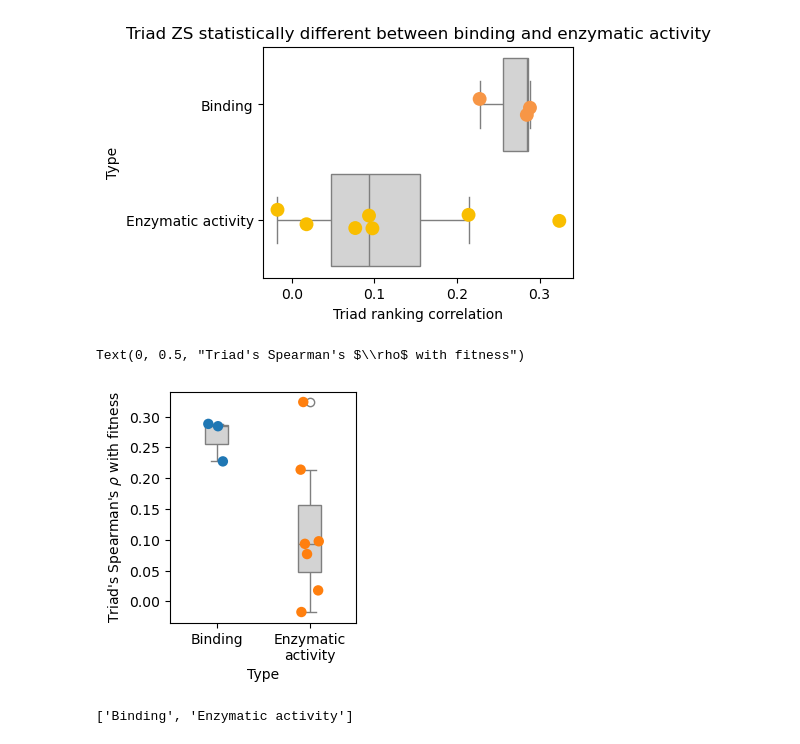
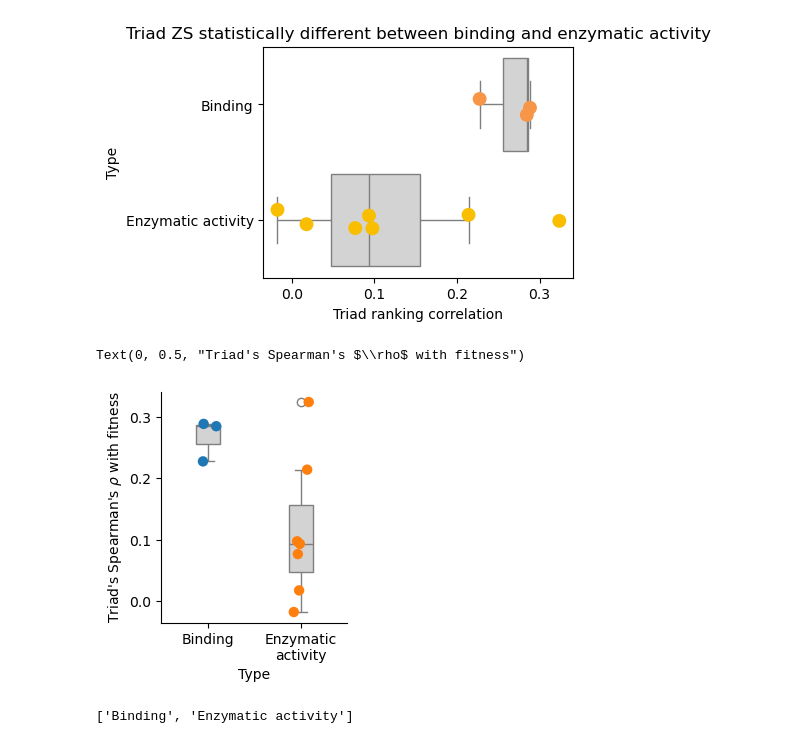
Before and after one commit to fhalab/SSMuLA, a Jupyter notebook: sandbox/zs_corr_simper.ipynb, the cells around one changed output. Drawn from its saved outputs; the diff is of its cells as text; code cells hidden in the pictures.

```diff
--- a/sandbox/zs_corr_simper.ipynb
+++ b/sandbox/zs_corr_simper.ipynb
@@ -367,34 +367,37 @@ plt.show()
 # %% [output]
 [figure]
 # %%
-plt.figure(figsize=(2.4, 3))
+fig, ax = plt.subplots(figsize=(2.4, 3))
 sns.boxplot(
     x="Type", y="Rho", data=df_combined, width=0.25,
     color=PRESENTATION_PALETTE_SATURATE["light_gray"],# palette="pastel", showmeans=True
 )
 sns.stripplot(
     x="Type",
     y="Rho",
     data=df_combined,
     hue="Type",
     jitter=True,
     size=7.5,
     # dodge=True,
     marker="o",
     # alpha=0.5,
 )
 
 labels = [label.get_text().replace('Enzymatic activity', 'Enzymatic\nactivity') for label in plt.gca().get_xticklabels()]
 plt.gca().set_xticklabels(labels)
-
+plt.gca().set_yticks([0, 0.1, 0.2, 0.3])
+# Hide the top and right spine
+ax.spines['top'].set_visible(False)
+ax.spines['right'].set_visible(False)
 
 # plt.title("Triad ZS statistically different for types")
 plt.xlabel("Type")
 plt.ylabel(r"Triad's Spearman's $\rho$ with fitness")
 # plt.legend(title="Group")
 # %% [output]
 Text(0, 0.5, "Triad's Spearman's $\\rho$ with fitness")
-[figure, old version]
+[figure, new version]
 # %%
 labels
 # %% [output]
```
Also changed, not shown: 3 other files.
